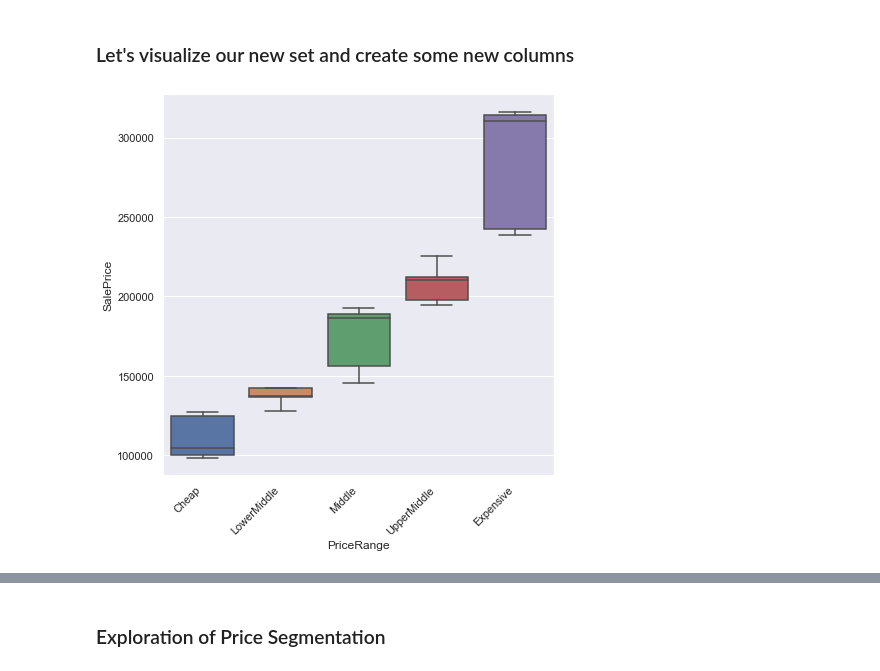
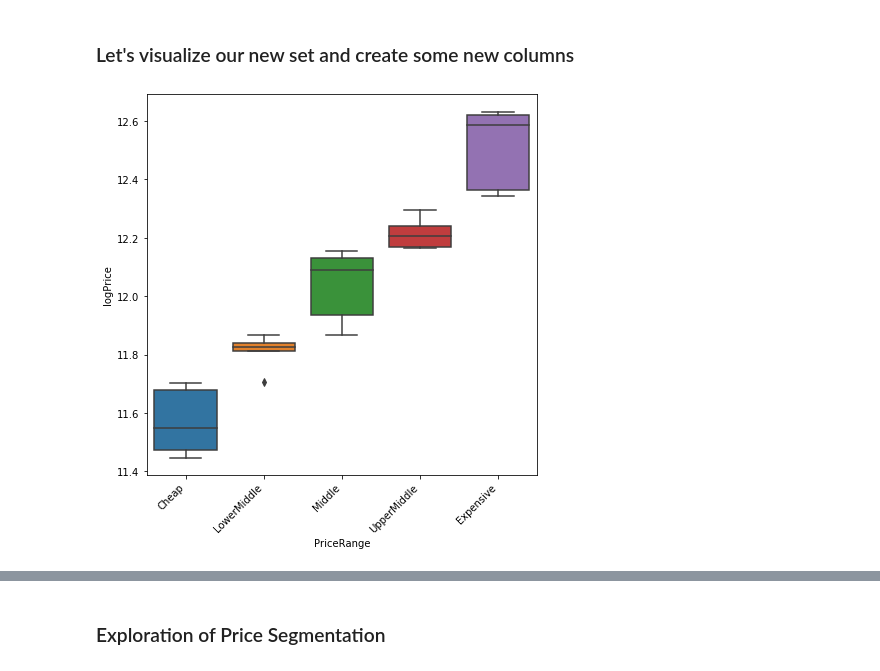
Before and after one commit to snuzbrokh/Ames-Housing, a Jupyter notebook: Sam/workbook.ipynb, the cells around one changed output, grey strips where cells are left out. Drawn from its saved outputs; the diff is of its cells as text; code cells hidden in the pictures.

```diff
--- a/Sam/workbook.ipynb
+++ b/Sam/workbook.ipynb
@@ -31,6 +31,8 @@ test.fillna(0,inplace=True)
 # %%
 train.drop(columns=['Unnamed: 0', 'Id'], inplace=True)
 test.drop(columns=['Unnamed: 0', 'Id'], inplace=True)
+# %%
+train['logPrice'] = np.log(train['SalePrice'])
 # %% [markdown]
 ## Investigation of Trends
 # %% [markdown]
@@ -47,19 +49,19 @@ ax.set_xticklabels(ax.get_xticklabels(), rotation=45, horizontalalignment='right
 # %% [markdown]
 It's clear location matters in the price of the home. While there are outliers, the sale price of a home can be roughly correlated with where it is in Ames. This led me to create a new feature called PriceRange that I would be able to segment a model by.
 # %%
-hood_means = train.groupby(by=["Neighborhood"])["SalePrice"].mean().reset_index()
-hood_means['PriceRange'] = pd.qcut(hood_means.SalePrice,5,labels=['Cheap','LowerMiddle','Middle','UpperMiddle','Expensive'])
+hood_means = train.groupby(by=["Neighborhood"])["logPrice"].mean().reset_index()
+hood_means['PriceRange'] = pd.qcut(hood_means.logPrice,5,labels=['Cheap','LowerMiddle','Middle','UpperMiddle','Expensive'])
 # %% [markdown]
 ### Let's visualize our new set and create some new columns
 # %%
 # Find the order
 #my_order = train.groupby(by=["Neighborhood"])["SalePrice"].mean().sort_values().index
 
 plt.figure(figsize=(7,7))
-ax = sns.boxplot(x="PriceRange", y='SalePrice', data=hood_means)#, order=my_order)
+ax = sns.boxplot(x="PriceRange", y='logPrice', data=hood_means)#, order=my_order)
 ax.set_xticklabels(ax.get_xticklabels(), rotation=45, horizontalalignment='right');
 # %% [output]
-[figure, old version]
+[figure, new version]
 # %%
 train = train.merge(hood_means[['Neighborhood','PriceRange']], on = 'Neighborhood')
 test = test.merge(hood_means[['Neighborhood','PriceRange']], on = 'Neighborhood')
```
Also changed, not shown: parts of 22 cells of this notebook, 2 other files.
